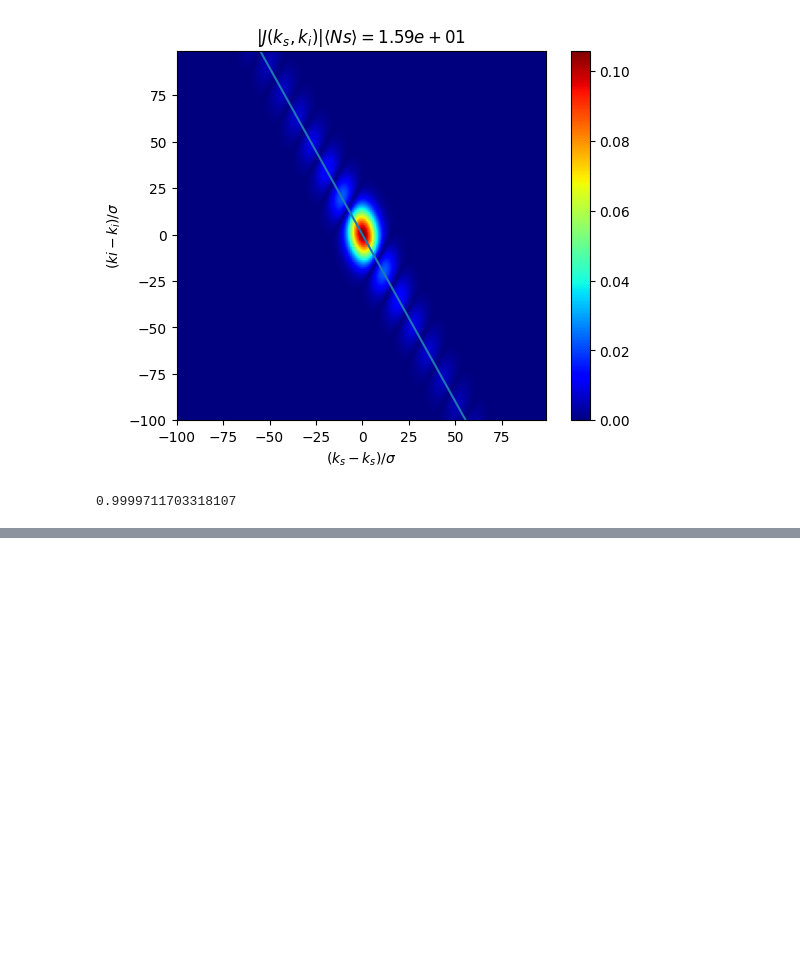
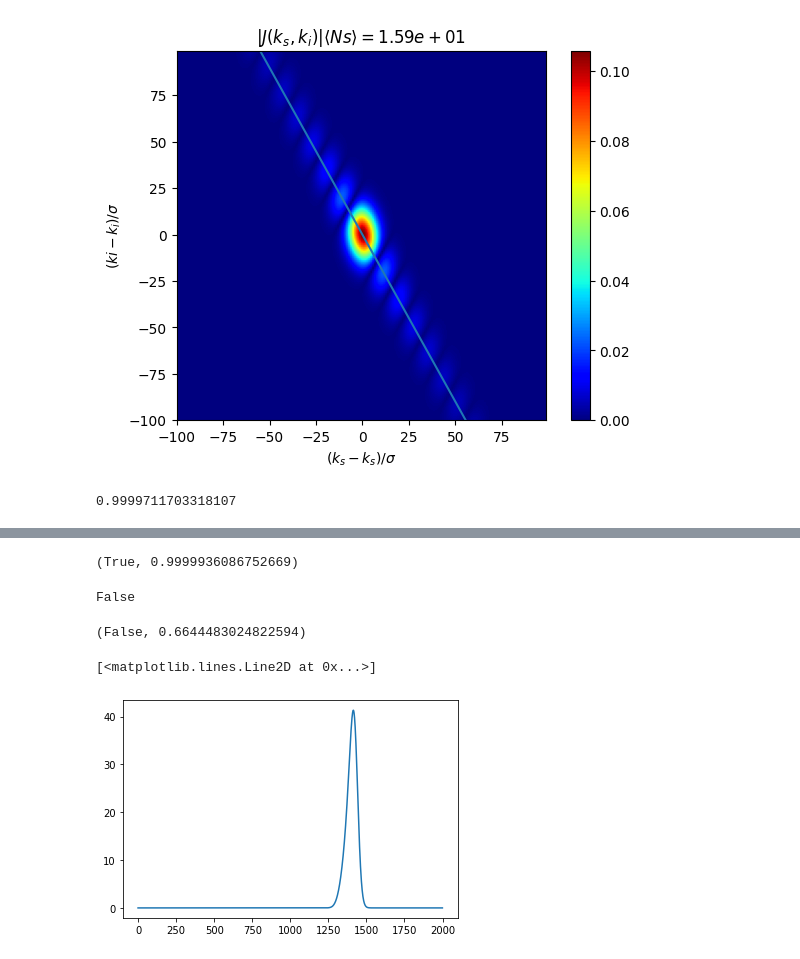
Before and after one commit to MHoude2/KT, a Jupyter notebook: testing.ipynb, the cells around one changed output, grey strips where cells are left out. Cells and saved outputs as stored; diff of their text form; code cells hidden in the pictures; blank space fills up the shorter version.

```diff
--- a/testing.ipynb
+++ b/testing.ipynb
@@ -187,0 +221,4 @@ plt.show()
+# %%
+np.allclose(np.sum(NumsZ2)*(zplot[1]-zplot[0]),Ns),np.sum(NumsZ2)*(zplot[1]-zplot[0])/Ns
+# %% [output]
+(True, 0.9999936086752669)
@@ -187,0 +227,15 @@ plt.show()
+# %%
+NumsZ = np.real(Basic_ift2D(zplot,k,Nums))
+# %%
+np.allclose(NumsZ,NumsZ2)
+# %% [output]
+False
+# %%
+np.allclose(np.sum(NumsZ)*(zplot[1]-zplot[0]),Ns),np.sum(NumsZ)*(zplot[1]-zplot[0])/Ns
+# %% [output]
+(False, 0.6644483024822594)
+# %%
+plt.plot(NumsZ)
+# %% [output]
+[<matplotlib.lines.Line2D at 0x...>]
+[figure, added]
```
Also changed, not shown: parts of 14 cells of this notebook, 2 other files.
